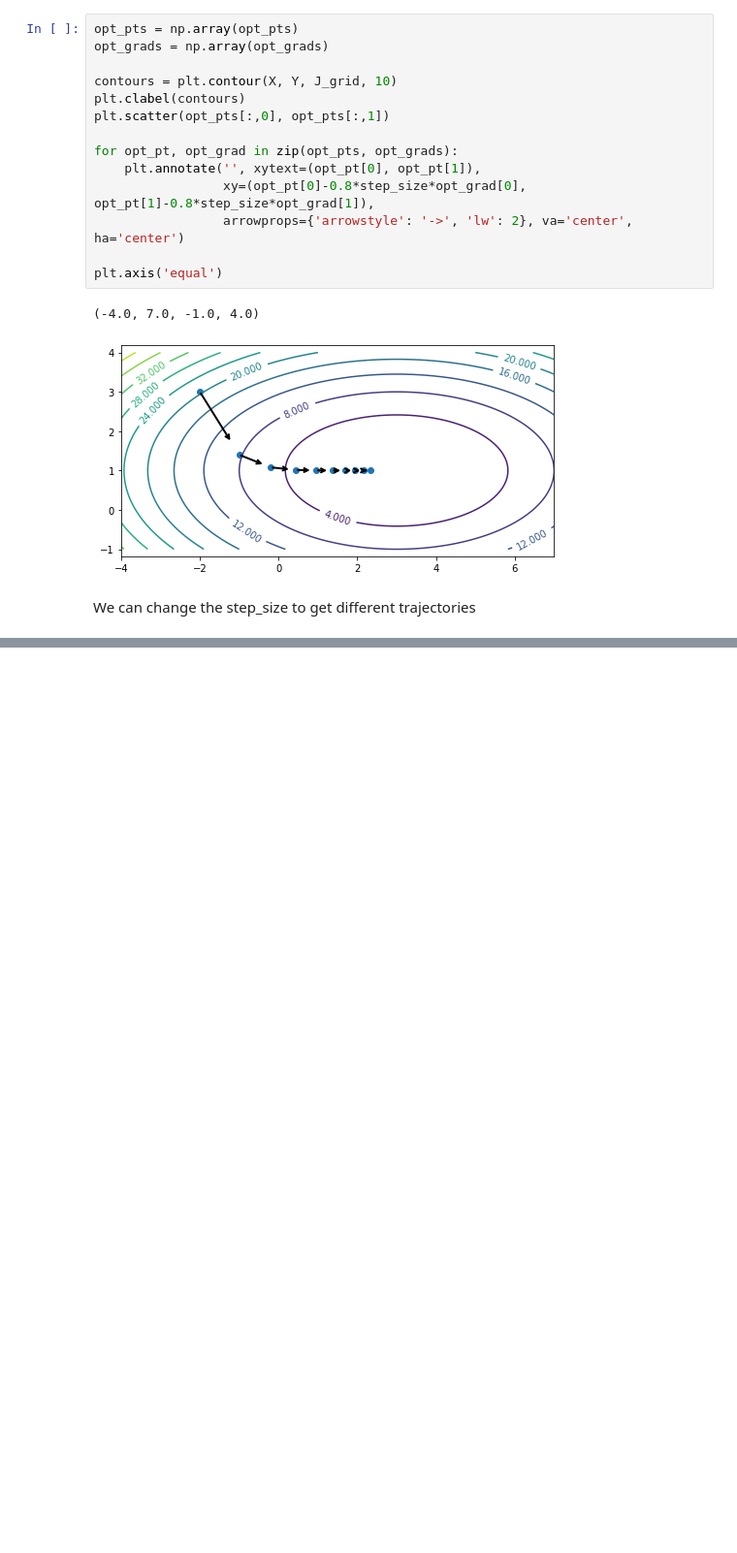
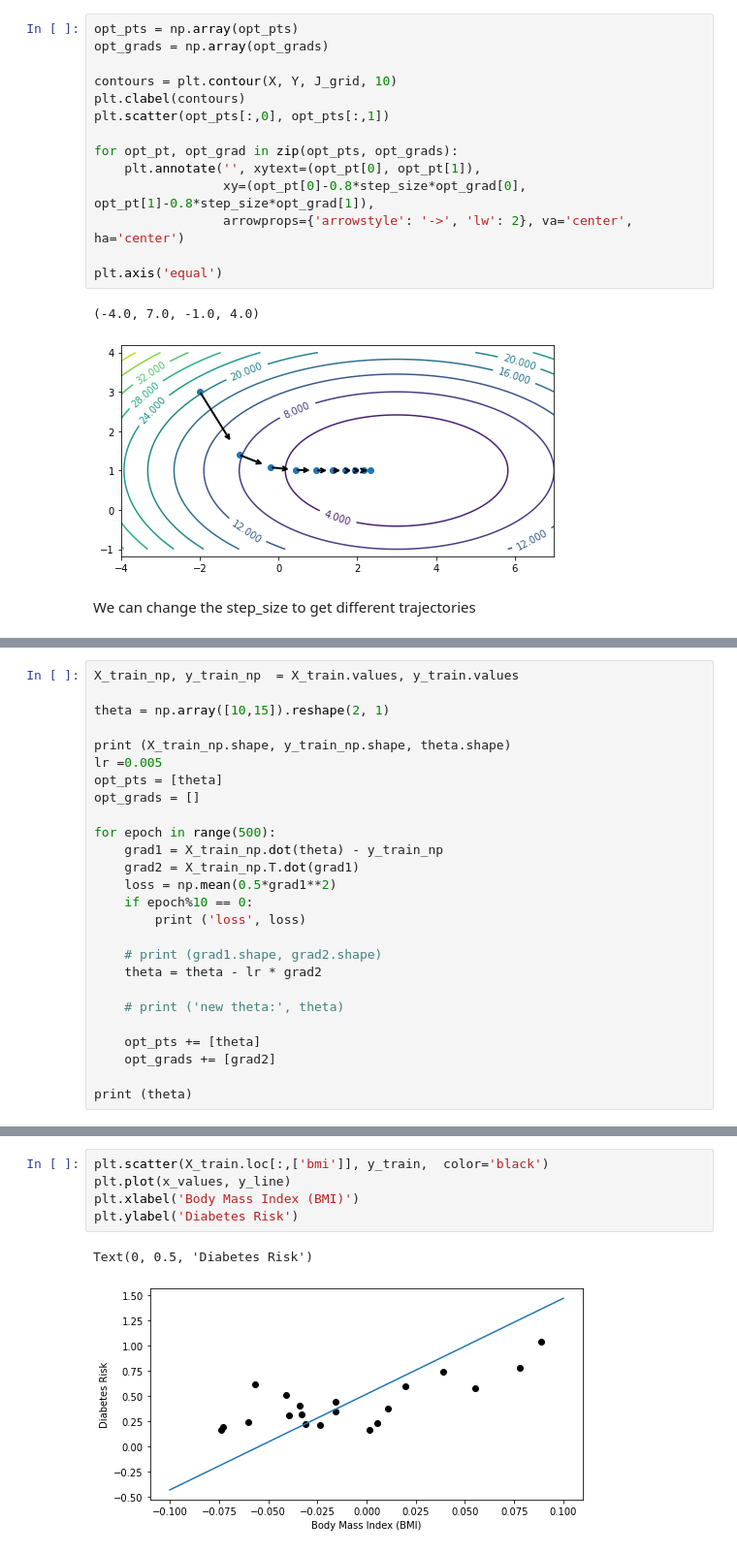
Before and after one commit to ShaunakSen/Data-Science-and-Machine-Learning, a Jupyter notebook: Applied_ML_CS_5785.ipynb, the cells around one changed output, grey strips where cells are left out. Shown at 97% size. Drawn from its saved outputs; the diff is of its cells as text; blank space fills up the shorter version.

```diff
--- a/Applied_ML_CS_5785.ipynb
+++ b/Applied_ML_CS_5785.ipynb
@@ -1037,0 +1182,26 @@ We can change the step_size to get different trajectories
+# %%
+X_train_np, y_train_np  = X_train.values, y_train.values
+
+theta = np.array([10,15]).reshape(2, 1)
+
+print (X_train_np.shape, y_train_np.shape, theta.shape)
+lr =0.005
+opt_pts = [theta]
+opt_grads = []
+
+for epoch in range(500):
+    grad1 = X_train_np.dot(theta) - y_train_np
+    grad2 = X_train_np.T.dot(grad1)
+    loss = np.mean(0.5*grad1**2)
+    if epoch%10 == 0:
+        print ('loss', loss)
+
+    # print (grad1.shape, grad2.shape)
+    theta = theta - lr * grad2
+
+    # print ('new theta:', theta)
+
+    opt_pts += [theta]
+    opt_grads += [grad2]
+
+print (theta)
@@ -1037,0 +1262,8 @@ We can change the step_size to get different trajectories
+# %%
+plt.scatter(X_train.loc[:,['bmi']], y_train,  color='black')
+plt.plot(x_values, y_line)
+plt.xlabel('Body Mass Index (BMI)')
+plt.ylabel('Diabetes Risk')
+# %% [output]
+Text(0, 0.5, 'Diabetes Risk')
+[figure, added]
```
Also changed, not shown: parts of 19 cells of this notebook.
